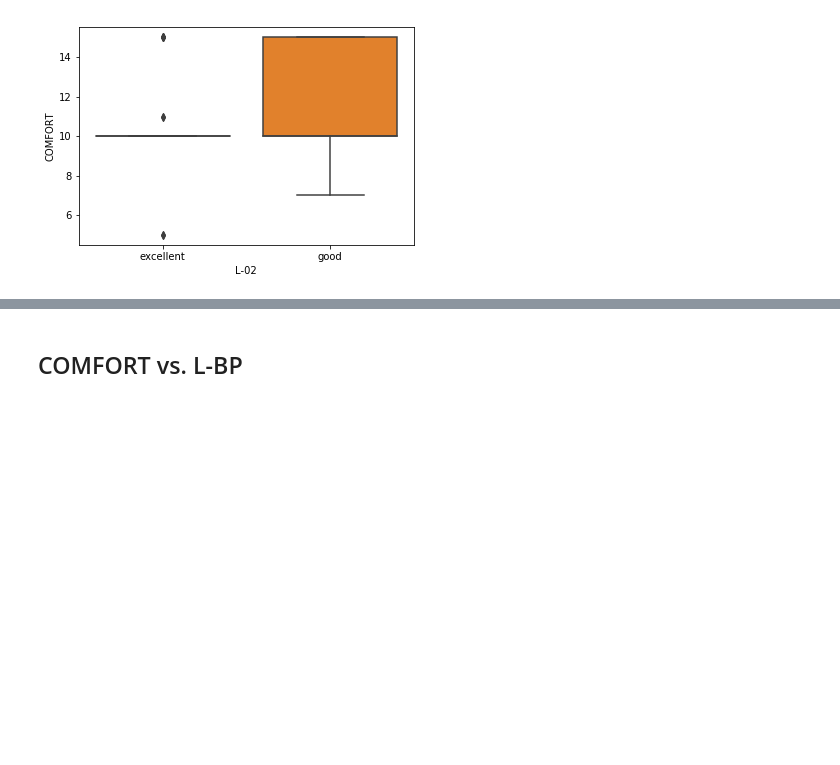
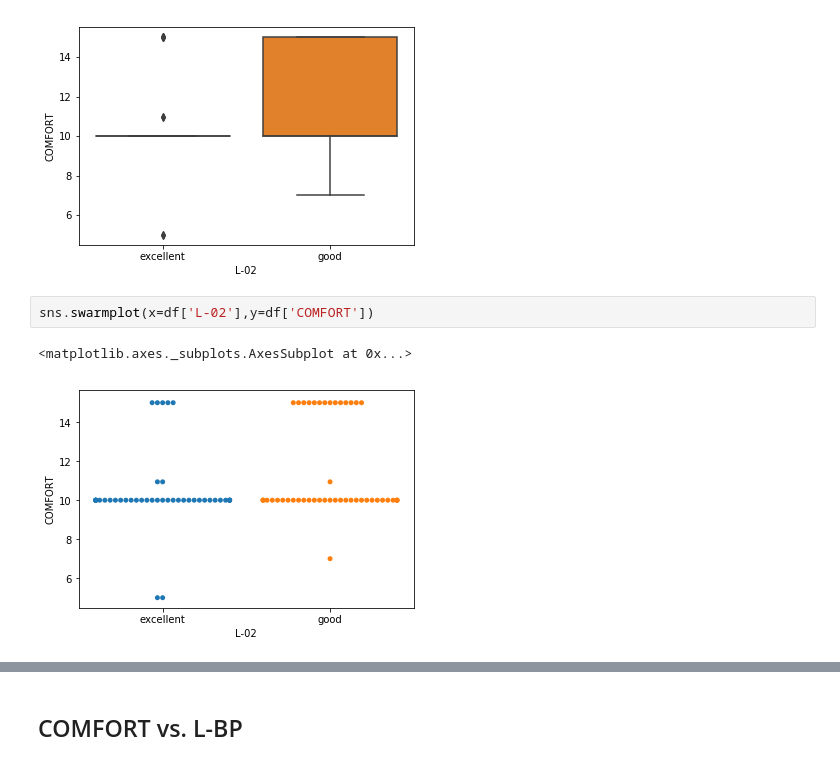
Before and after one commit to degroffr/HW1_BMEDataScience, a Jupyter notebook: HW1 Data Science.ipynb, the cells around one changed output, grey strips where cells are left out. Drawn from its saved outputs; the diff is of its cells as text; blank space fills up the shorter version.

```diff
--- a/HW1 Data Science.ipynb
+++ b/HW1 Data Science.ipynb
@@ -113,4 +105,9 @@ sns.boxplot(x=df['L-02'],y=df['COMFORT'])
 # %% [output]
 <matplotlib.axes._subplots.AxesSubplot at 0x...>
 [figure]
+# %%
+sns.swarmplot(x=df['L-02'],y=df['COMFORT'])
+# %% [output]
+<matplotlib.axes._subplots.AxesSubplot at 0x...>
+[figure, added]
 # %% [markdown]
```
Also changed, not shown: parts of 33 cells of this notebook.
